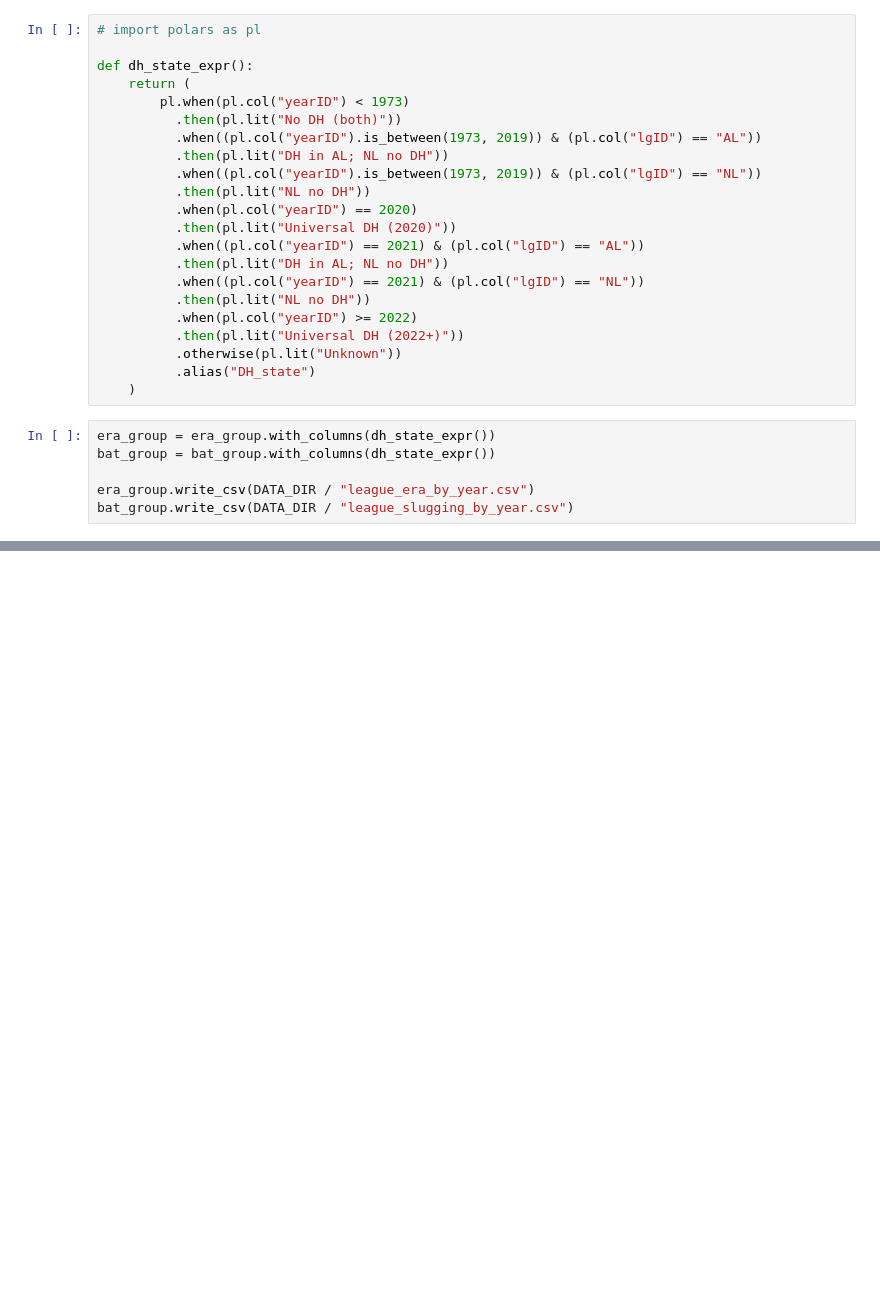
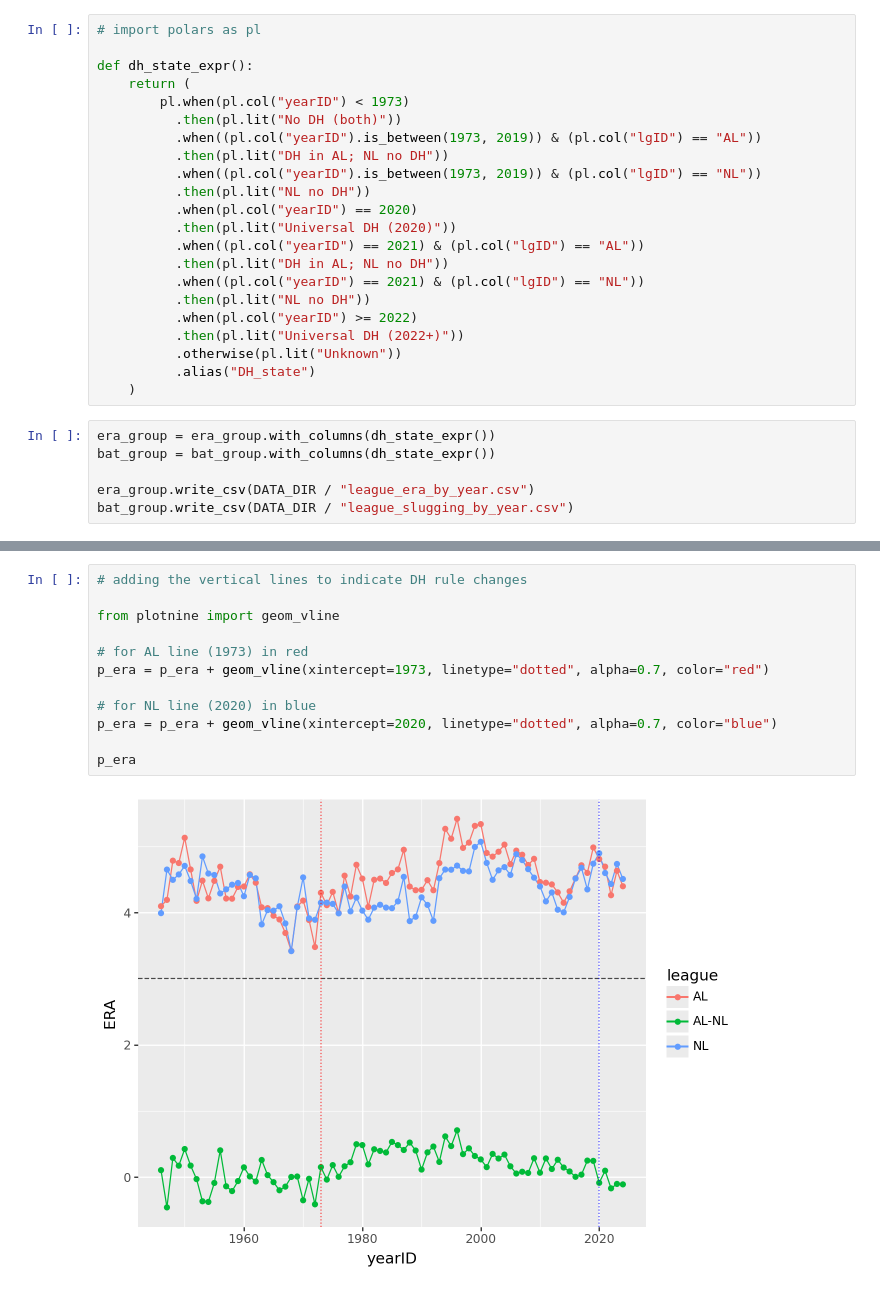
Before and after one commit to Maxman0001/lab2, a Jupyter notebook: comparing_league_wide_ERA.ipynb, the cells around one changed output, grey strips where cells are left out. Cells and saved outputs as stored; diff of their text form; blank space fills up the shorter version.

```diff
--- a/comparing_league_wide_ERA.ipynb
+++ b/comparing_league_wide_ERA.ipynb
@@ -122,0 +241,14 @@ shape: (5, 10)
+# %%
+# adding the vertical lines to indicate DH rule changes
+
+from plotnine import geom_vline
+
+# for AL line (1973) in red
+p_era = p_era + geom_vline(xintercept=1973, linetype="dotted", alpha=0.7, color="red")
+
+# for NL line (2020) in blue
+p_era = p_era + geom_vline(xintercept=2020, linetype="dotted", alpha=0.7, color="blue")
+
+p_era
+# %% [output]
+[figure, added]
```
Also changed, not shown: parts of 29 cells of this notebook, 3 other files.
